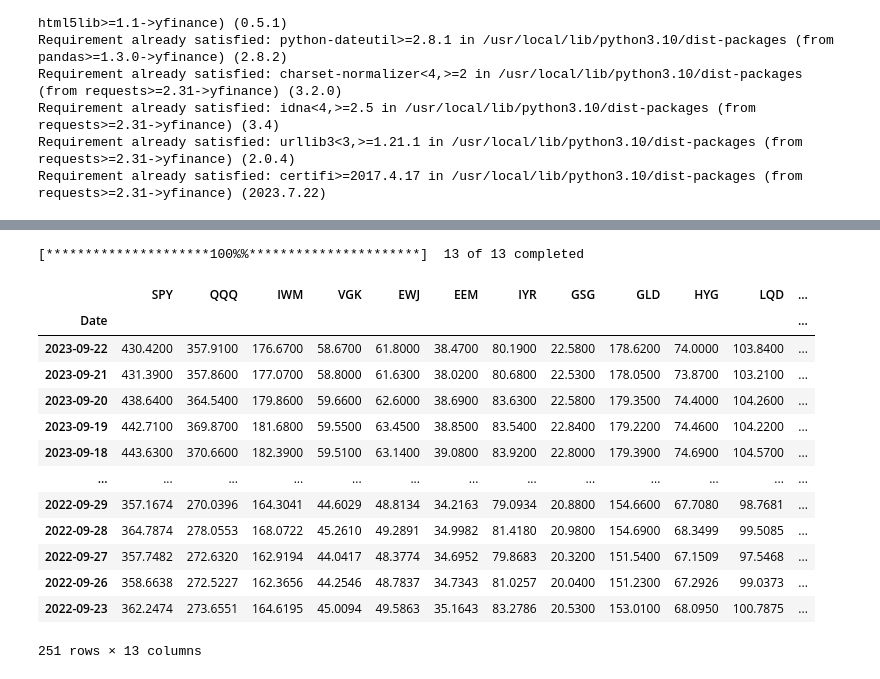
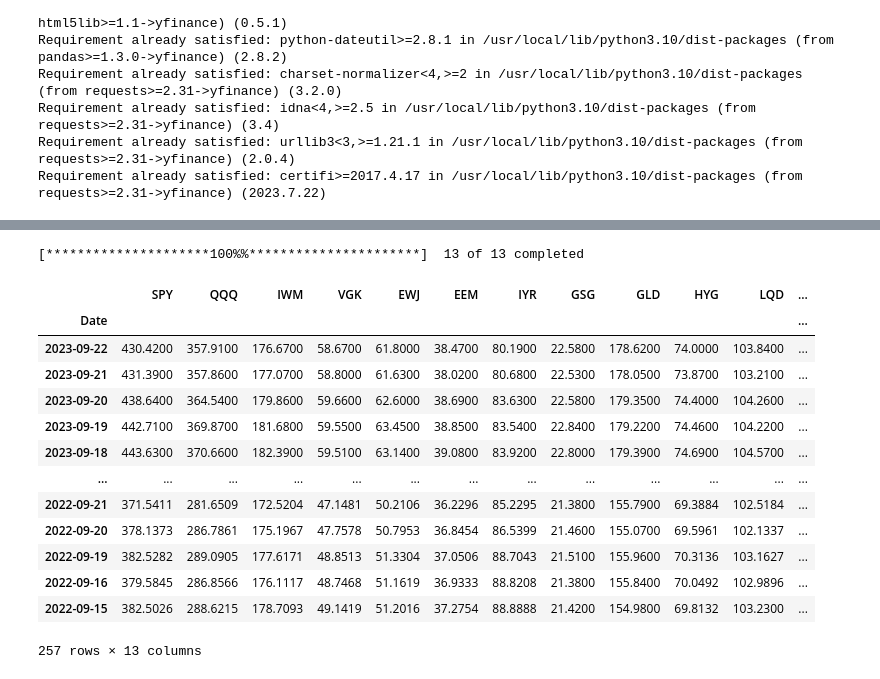
Before and after one commit to jongkwangyun/quant, a Jupyter notebook: 동적자산배분_PAA.ipynb, the cells around one changed output, grey strips where cells are left out. Saved outputs shown, nothing was run; the diff lists cells and outputs as text; code cells hidden in the pictures.

```diff
--- a/동적자산배분_PAA.ipynb
+++ b/동적자산배분_PAA.ipynb
@@ -77,39 +70,42 @@ def get_price_data(x, start_date, end_date):
 
 # 1년 전 개장일 구하기
 us_market_code = "XNYS"
 us_calendar = ecals.get_calendar(us_market_code)
 
 # 각 날짜 변수에 저장
 today = datetime.today().date()
 today_workday = pd.Timestamp(us_calendar.previous_open(today - timedelta(days=0)).date())
 month_01_ago_workday = pd.Timestamp(us_calendar.previous_open(today - timedelta(days=30)).date())
 month_03_ago_workday = pd.Timestamp(us_calendar.previous_open(today - timedelta(days=91)).date())
 month_06_ago_workday = pd.Timestamp(us_calendar.previous_open(today - timedelta(days=182)).date())
 month_12_ago_workday = pd.Timestamp(us_calendar.previous_open(today - timedelta(days=365)).date())
 
+# 데이터 가져올 기간을 지정합니다. (오늘로부터 12개월 전)
+start_date = today - timedelta(days=375)
+
 # 전략에 사용할 ETF 명 리스트에 담기
 PAA = ['SPY', 'QQQ', 'IWM', 'VGK', 'EWJ', 'EEM', 'IYR', 'GSG', 'GLD', 'HYG', 'LQD', 'TLT', 'IEF']
 
 # ETF 가격 추출
 # df_PAA = get_price_data(PAA, month_12_ago_workday, today).sort_index(ascending=False)
 # [PAA] : PAA 순서대로 만들기
-df_PAA = yf.download(PAA, start=month_12_ago_workday, end=today)['Adj Close'].sort_index(ascending=False)[PAA]
+df_PAA = yf.download(PAA, start=start_date, end=today)['Adj Close'].sort_index(ascending=False)[PAA]
 display(df_PAA)
 # %% [output]
 [*********************100%%**********************]  13 of 13 completed
 |  | SPY | QQQ | IWM | VGK | EWJ | EEM | IYR | GSG | GLD | HYG | LQD | ... |
 | Date |  |  |  |  |  |  |  |  |  |  |  | ... |
 | 2023-09-22 | 430.4200 | 357.9100 | 176.6700 | 58.6700 | 61.8000 | 38.4700 | 80.1900 | 22.5800 | 178.6200 | 74.0000 | 103.8400 | ... |
 | 2023-09-21 | 431.3900 | 357.8600 | 177.0700 | 58.8000 | 61.6300 | 38.0200 | 80.6800 | 22.5300 | 178.0500 | 73.8700 | 103.2100 | ... |
 | 2023-09-20 | 438.6400 | 364.5400 | 179.8600 | 59.6600 | 62.6000 | 38.6900 | 83.6300 | 22.5800 | 179.3500 | 74.4000 | 104.2600 | ... |
 | 2023-09-19 | 442.7100 | 369.8700 | 181.6800 | 59.5500 | 63.4500 | 38.8500 | 83.5400 | 22.8400 | 179.2200 | 74.4600 | 104.2200 | ... |
 | 2023-09-18 | 443.6300 | 370.6600 | 182.3900 | 59.5100 | 63.1400 | 39.0800 | 83.9200 | 22.8000 | 179.3900 | 74.6900 | 104.5700 | ... |
 | ... | ... | ... | ... | ... | ... | ... | ... | ... | ... | ... | ... | ... |
-| 2022-09-29 | 357.1674 | 270.0396 | 164.3041 | 44.6029 | 48.8134 | 34.2163 | 79.0934 | 20.8800 | 154.6600 | 67.7080 | 98.7681 | ... |
-| 2022-09-28 | 364.7874 | 278.0553 | 168.0722 | 45.2610 | 49.2891 | 34.9982 | 81.4180 | 20.9800 | 154.6900 | 68.3499 | 99.5085 | ... |
-| 2022-09-27 | 357.7482 | 272.6320 | 162.9194 | 44.0417 | 48.3774 | 34.6952 | 79.8683 | 20.3200 | 151.5400 | 67.1509 | 97.5468 | ... |
-| 2022-09-26 | 358.6638 | 272.5227 | 162.3656 | 44.2546 | 48.7837 | 34.7343 | 81.0257 | 20.0400 | 151.2300 | 67.2926 | 99.0373 | ... |
-| 2022-09-23 | 362.2474 | 273.6551 | 164.6195 | 45.0094 | 49.5863 | 35.1643 | 83.2786 | 20.5300 | 153.0100 | 68.0950 | 100.7875 | ... |
+| 2022-09-21 | 371.5411 | 281.6509 | 172.5204 | 47.1481 | 50.2106 | 36.2296 | 85.2295 | 21.3800 | 155.7900 | 69.3884 | 102.5184 | ... |
+| 2022-09-20 | 378.1373 | 286.7861 | 175.1967 | 47.7578 | 50.7953 | 36.8454 | 86.5399 | 21.4600 | 155.0700 | 69.5961 | 102.1337 | ... |
+| 2022-09-19 | 382.5282 | 289.0905 | 177.6171 | 48.8513 | 51.3304 | 37.0506 | 88.7043 | 21.5100 | 155.9600 | 70.3136 | 103.1627 | ... |
+| 2022-09-16 | 379.5845 | 286.8566 | 176.1117 | 48.7468 | 51.1619 | 36.9333 | 88.8208 | 21.3800 | 155.8400 | 70.0492 | 102.9896 | ... |
+| 2022-09-15 | 382.5026 | 288.6215 | 178.7093 | 49.1419 | 51.2016 | 37.2754 | 88.8888 | 21.4200 | 154.9800 | 69.8132 | 103.2300 | ... |
-251 rows × 13 columns
+257 rows × 13 columns
 # %%
 # 12개월 이동평균 생성 및 저장
```
Also changed, not shown: parts of 7 cells of this notebook.
